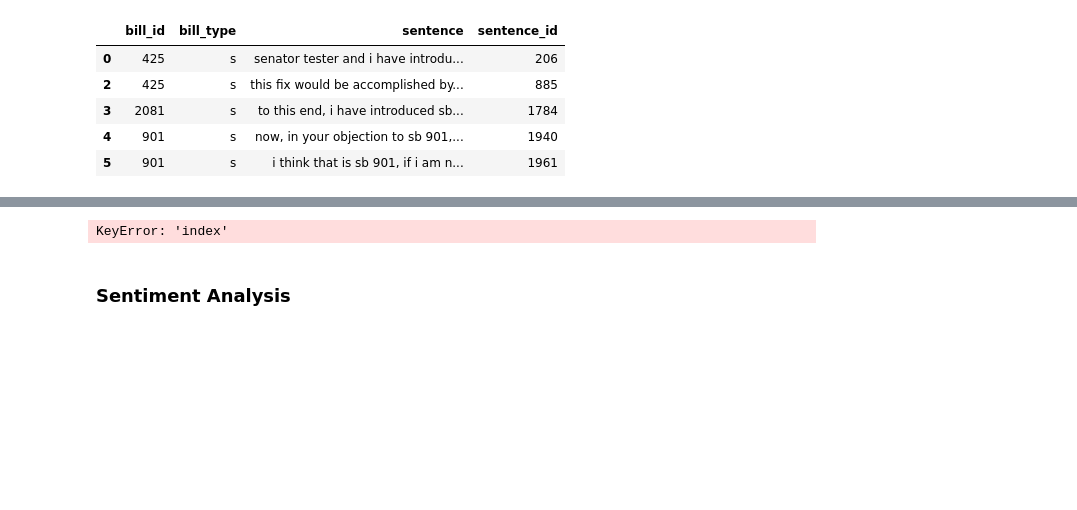
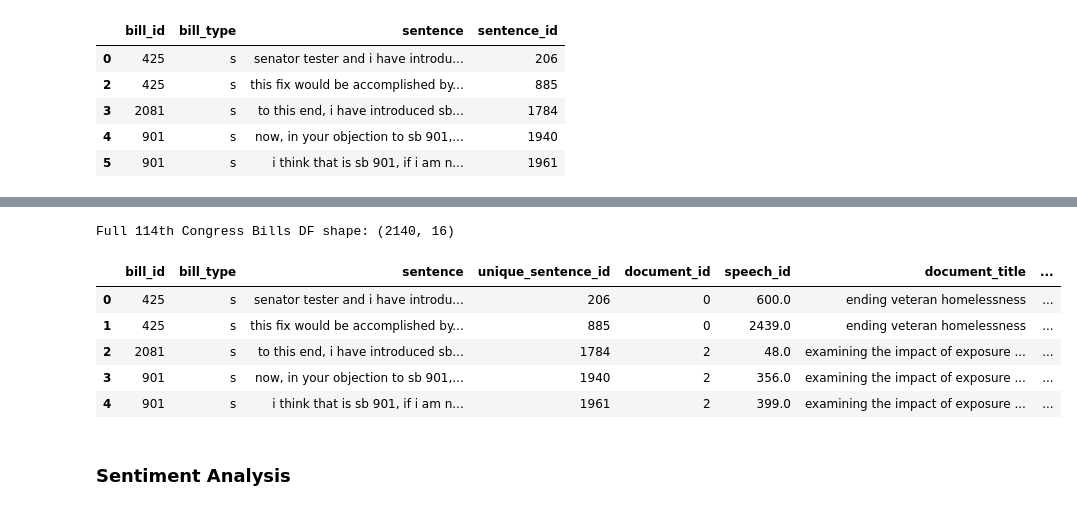
Before and after one commit to inescsv/congress_speech_analysis, a Jupyter notebook: 1_speech_analysis_bills_sentiment_analysis.ipynb, the cells around one changed output, grey strips where cells are left out. Saved outputs shown, nothing was run; the diff lists cells and outputs as text; code cells hidden in the pictures; blank space fills up the shorter version.

```diff
--- a/1_speech_analysis_bills_sentiment_analysis.ipynb
+++ b/1_speech_analysis_bills_sentiment_analysis.ipynb
@@ -207,13 +330,18 @@ Name: bill_type, dtype: int64
 # %%
-_bills_df = pd.merge(bills_df, speeches_df, left_on='sentence_id', right_on='index', how='left')
-congress_114_bills_df = pd.merge(_bills_df, congressional_hearings_df.reset_index().drop(columns=['document']), left_on='document_id', right_on='index', how='left')
+congress_114_bills_df = pd.merge(bills_final_df, congressional_hearings_df.reset_index().drop(columns=['document']), on='document_id', how='left')
 
-congress_114_bills_df.drop(columns=['index'], inplace=True)
+congress_114_bills_df.drop(columns=['index', 'sentence_id'], inplace=True)
 
 print(f'Full 114th Congress Bills DF shape: {congress_114_bills_df.shape}')
 congress_114_bills_df.head()
 # %% [output]
-KeyError: 'index'
+Full 114th Congress Bills DF shape: (2140, 16)
+|  | bill_id | bill_type | sentence | unique_sentence_id | document_id | speech_id | document_title | ... |
+| 0 | 425 | s | senator tester and i have introdu... | 206 | 0 | 600.0 | ending veteran homelessness | ... |
+| 1 | 425 | s | this fix would be accomplished by... | 885 | 0 | 2439.0 | ending veteran homelessness | ... |
+| 2 | 2081 | s | to this end, i have introduced sb... | 1784 | 2 | 48.0 | examining the impact of exposure ... | ... |
+| 3 | 901 | s | now, in your objection to sb 901,... | 1940 | 2 | 356.0 | examining the impact of exposure ... | ... |
+| 4 | 901 | s | i think that is sb 901, if i am n... | 1961 | 2 | 399.0 | examining the impact of exposure ... | ... |
 # %% [markdown]
 ### Sentiment Analysis
 # %%
```
Also changed, not shown: parts of 13 cells of this notebook, 1 other file.
